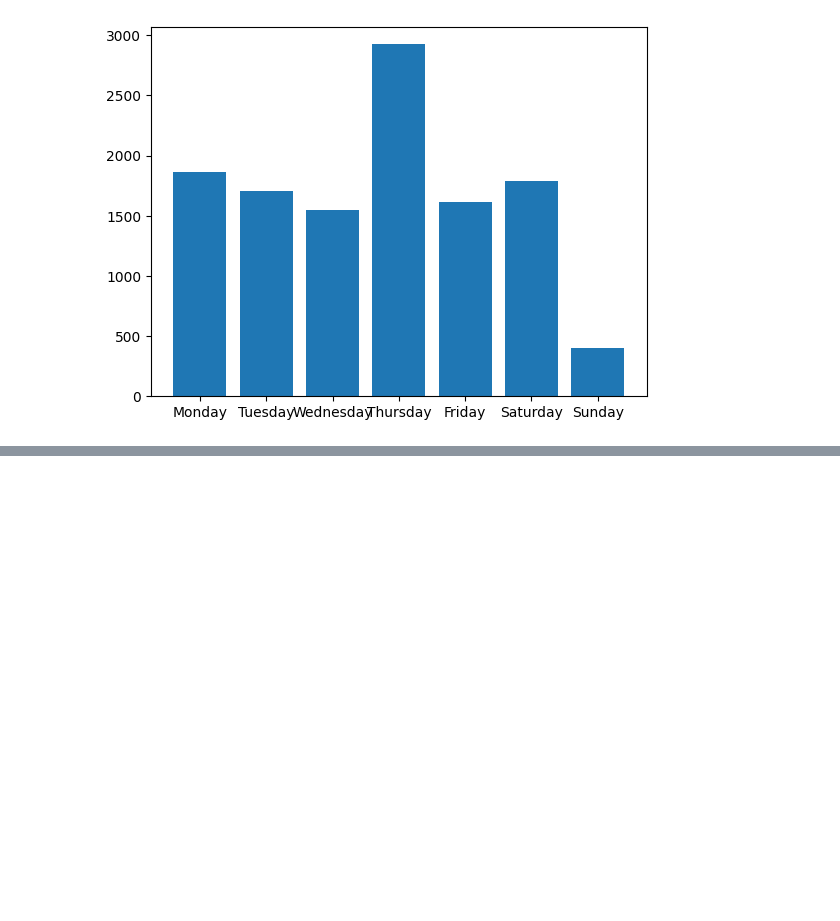
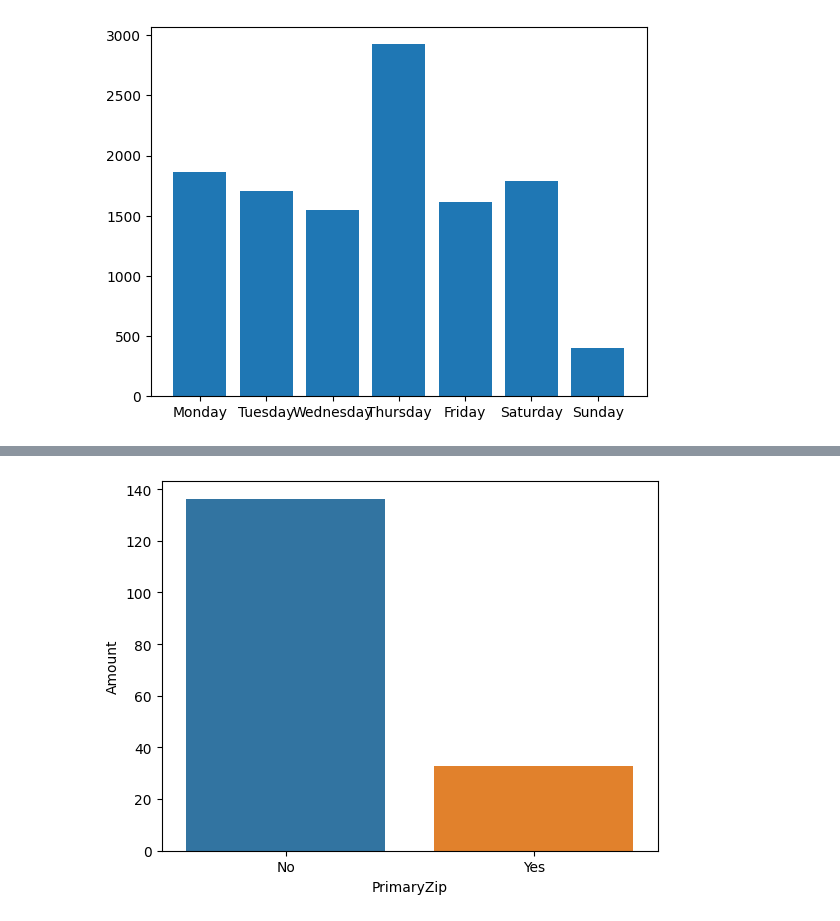
Before and after one commit to franklinjtan/Spendalyzer-Credit-Card-Analytics, a Jupyter notebook: EDA_code_ac.ipynb, the cells around one changed output, grey strips where cells are left out. Saved outputs shown, nothing was run; the diff lists cells and outputs as text; code cells hidden in the pictures; blank space fills up the shorter version.

Commit message:
Added code for determining correlation between location and spending

```diff
--- a/EDA_code_ac.ipynb
+++ b/EDA_code_ac.ipynb
@@ -87,0 +97,5 @@ fig.show()
+# %%
+#Have user enter their primary Zip Code
+primaryzip = input('Enter your primary Zip Code')
+df['PrimaryZip'] = np.where(df['Zip Code'] == primaryzip, 'Yes','No')
+df
@@ -87,0 +116,5 @@ fig.show()
+# %%
+correlation_data = df.groupby('PrimaryZip')['Amount'].mean().to_frame().reset_index()
+compare_plot = sns.barplot(data= correlation_data, x = 'PrimaryZip', y = 'Amount')
+# %% [output]
+[figure, added]
```
Also changed, not shown: parts of 6 cells of this notebook.
